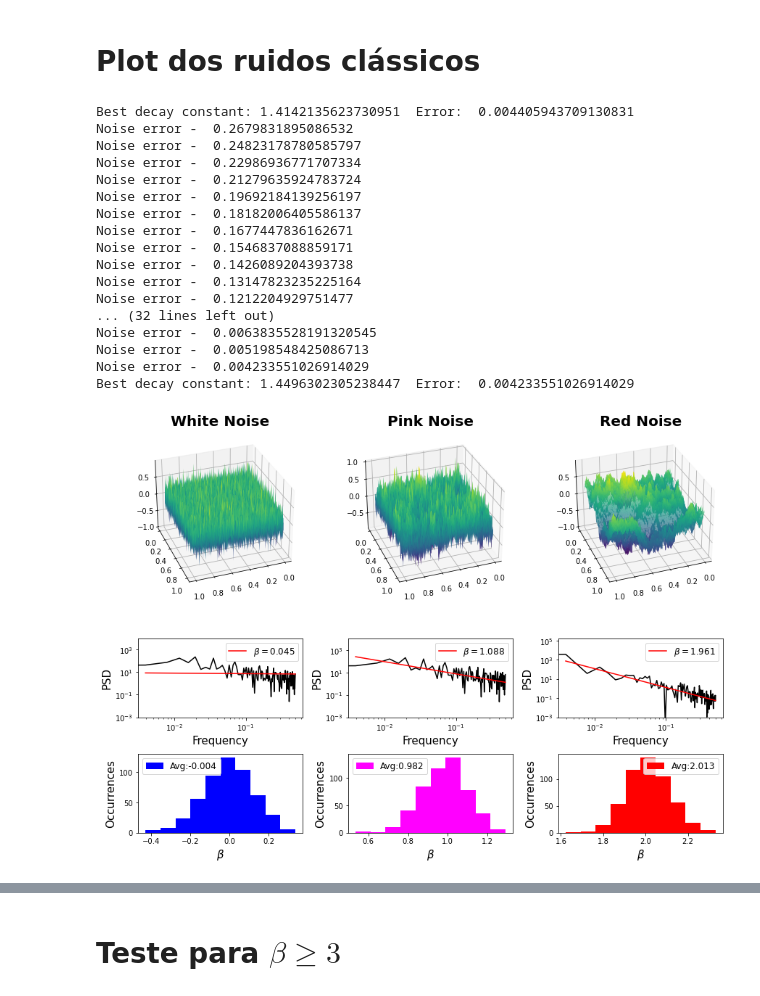
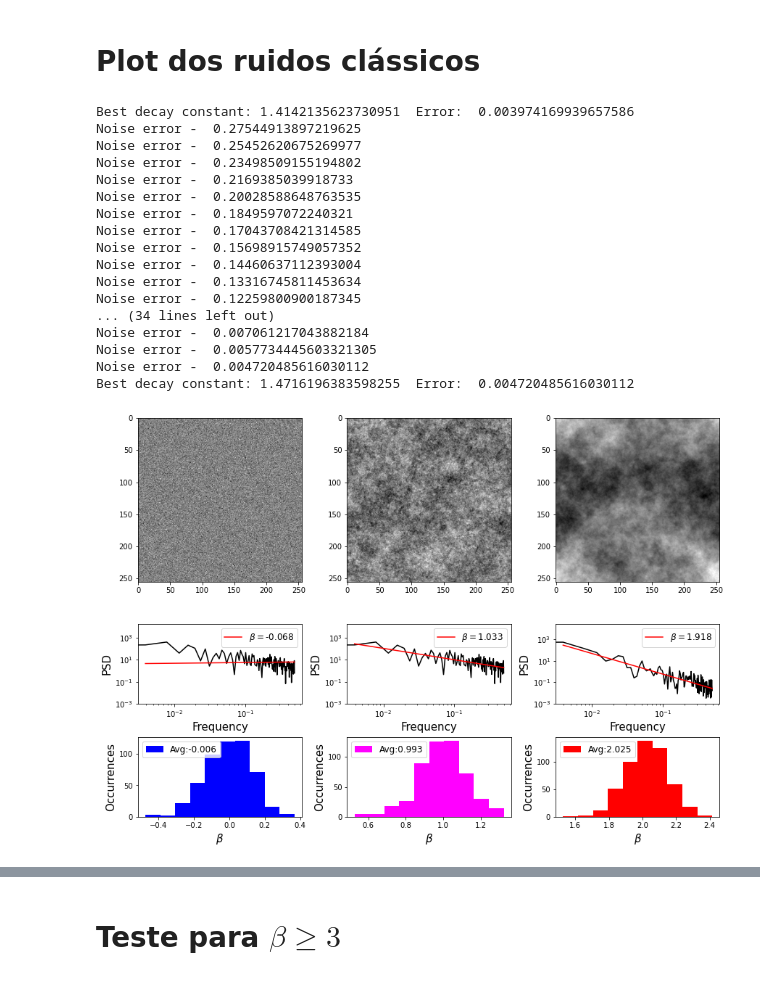
Before and after one commit to rsautter/Noisy-Complex-Ginzburg-Landau, a Jupyter notebook: NoiseTest.ipynb, the cells around one changed output, grey strips where cells are left out. Cells and saved outputs as stored; diff of their text form; code cells hidden in the pictures.

```diff
--- a/NoiseTest.ipynb
+++ b/NoiseTest.ipynb
@@ -26,7 +26,6 @@ import matplotlib.pyplot as plt
 import pandas as pd
 import numpy as np
 import seaborn as sns
-import noise
 import cNoise
 import matplotlib.gridspec as gridspec
 
@@ -97,10 +96,9 @@ fig = plt.figure(figsize=(12,9),constrained_layout=True)
 spec2 = gridspec.GridSpec(ncols=3, nrows=3, figure=fig, height_ratios=[3,1,1])
 
 # White Noise
-ax = fig.add_subplot(spec2[0, 0], projection='3d')
-ax.plot_trisurf(x,y,wn.reshape(size*size),cmap=plt.cm.viridis)
-ax.set_title("White Noise",fontsize=titleSize,fontweight="bold")
-ax.view_init(30,70)
+ax = fig.add_subplot(spec2[0, 0])
+plt.imshow(wn,cmap='gray')
+
 
 ax = fig.add_subplot(spec2[1, 0])
 ax.loglog(freqs,pnPSD,color='k')
@@ -117,10 +115,8 @@ ax.set_xlabel(r"$\beta$",fontsize = labelSize)
 ax.set_ylabel("Occurrences",fontsize = labelSize)
 
 # Pink Noise
-ax = fig.add_subplot(spec2[0, 1], projection='3d')
-ax.set_title("Pink Noise",fontsize=titleSize,fontweight="bold")
-ax.plot_trisurf(x,y,pn.reshape(size*size),cmap=plt.cm.viridis)
-ax.view_init(30,70)
+ax = fig.add_subplot(spec2[0, 1])
+plt.imshow(pn,cmap='gray')
 
 ax = fig.add_subplot(spec2[1, 1])
 ax.loglog(freqs,pnPSD,color='k')
@@ -128,52 +124,50 @@ ax.loglog(ffreq,fpn,label=r"$\beta=$"+str(np.round(-cpn[0],roundDecimals)),color
 ax.set_ylim(1e-3)
 plt.legend(fontsize=legendSize)
 ax.set_xlabel("Frequency",fontsize = labelSize)
 ax.set_ylabel("PSD",fontsize = labelSize)
 
 ax = fig.add_subplot(spec2[2, 1])
 ax.hist(pnHist,color='magenta',label="Avg:"+str(np.round(np.average(pnHist),roundDecimals)) )
 plt.legend(fontsize=legendSize)
 ax.set_xlabel(r"$\beta$",fontsize = labelSize)
 ax.set_ylabel("Occurrences",fontsize = labelSize)
 
 
 # Red Noise
-ax = fig.add_subplot(spec2[0, 2], projection='3d')
-ax.set_title("Red Noise",fontsize=titleSize,fontweight="bold")
-ax.plot_trisurf(x,y,rn.reshape(size*size),cmap=plt.cm.viridis)
-ax.view_init(30,70)
+ax = fig.add_subplot(spec2[0, 2])
+plt.imshow(rn,cmap='gray')
 
 ax = fig.add_subplot(spec2[1, 2])
 ax.loglog(freqs,rnPSD,color='k')
 ax.loglog(ffreq,frn,label=r"$\beta=$"+str(np.round(-crn[0],roundDecimals)),color='red')
 ax.set_ylim(1e-3)
 plt.legend(fontsize=legendSize)
 ax.set_xlabel("Frequency",fontsize = labelSize)
 ax.set_ylabel("PSD",fontsize = labelSize)
 
 ax = fig.add_subplot(spec2[2, 2])
 ax.hist(rnHist,color='red',label="Avg:"+str(np.round(np.average(rnHist),roundDecimals)) )
 plt.legend(fontsize=legendSize)
 ax.set_xlabel(r"$\beta$",fontsize = labelSize)
 ax.set_ylabel("Occurrences",fontsize = labelSize)
 
 plt.show()
 # %% [output]
-Best decay constant: 1.4142135623730951  Error:  0.004405943709130831
-Noise error -  0.2679831895086532
-Noise error -  0.24823178780585797
-Noise error -  0.22986936771707334
-Noise error -  0.21279635924783724
-Noise error -  0.19692184139256197
-Noise error -  0.18182006405586137
-Noise error -  0.1677447836162671
-Noise error -  0.1546837088859171
-Noise error -  0.1426089204393738
-Noise error -  0.13147823235225164
-Noise error -  0.1212204929751477
-... (32 lines left out)
-Noise error -  0.0063835528191320545
-Noise error -  0.005198548425086713
-Noise error -  0.004233551026914029
-Best decay constant: 1.4496302305238447  Error:  0.004233551026914029
+Best decay constant: 1.4142135623730951  Error:  0.003974169939657586
+Noise error -  0.27544913897219625
+Noise error -  0.25452620675269977
+Noise error -  0.23498509155194802
+Noise error -  0.2169385039918733
+Noise error -  0.20028588648763535
+Noise error -  0.1849597072240321
+Noise error -  0.17043708421314585
+Noise error -  0.15698915749057352
+Noise error -  0.14460637112393004
+Noise error -  0.13316745811453634
+Noise error -  0.12259800900187345
+... (34 lines left out)
+Noise error -  0.007061217043882184
+Noise error -  0.0057734445603321305
+Noise error -  0.004720485616030112
+Best decay constant: 1.4716196383598255  Error:  0.004720485616030112
-[figure, old version]
+[figure, new version]
```
Also changed, not shown: parts of 1 cell of this notebook, 12 other files.
